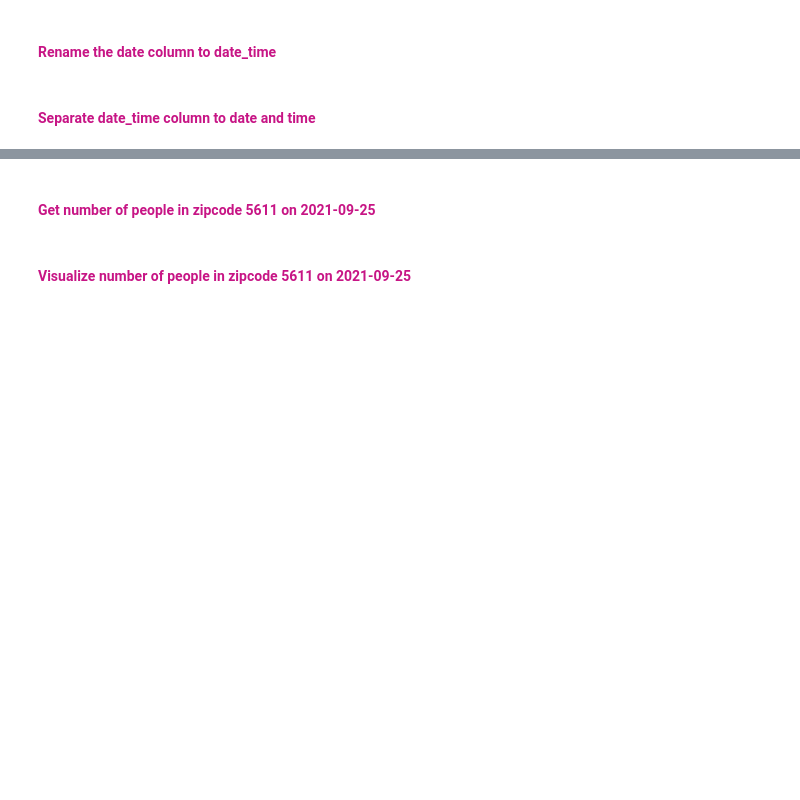
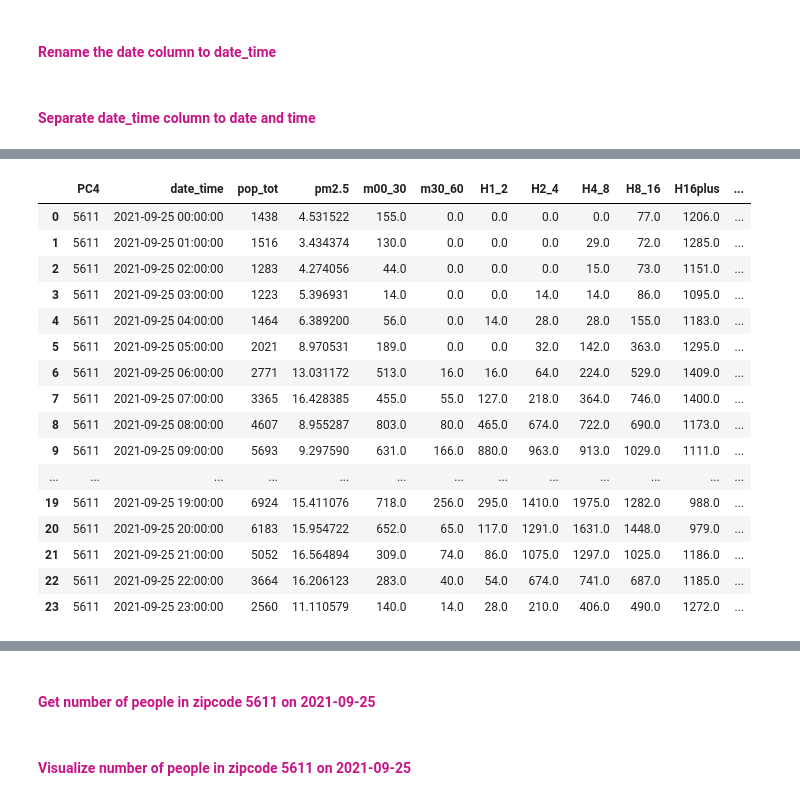
Before and after one commit to rawan-a-d/Air-Quality-Prediction, a Jupyter notebook: notebook.ipynb, the cells around one changed output, grey strips where cells are left out. Cells and saved outputs as stored; diff of their text form; code cells hidden in the pictures; blank space fills up the shorter version.

```diff
--- a/notebook.ipynb
+++ b/notebook.ipynb
@@ -245,0 +244,20 @@ df_zichtop_air_pollution.sample(5)
+# %%
+df_zichtop_air_pollution[(df_zichtop_air_pollution["PC4"] == 5611) & (df_zichtop_air_pollution.date == "2021-09-25")]
+# %% [output]
+|  | PC4 | date_time | pop_tot | pm2.5 | m00_30 | m30_60 | H1_2 | H2_4 | H4_8 | H8_16 | H16plus | ... |
+| 0 | 5611 | 2021-09-25 00:00:00 | 1438 | 4.531522 | 155.0 | 0.0 | 0.0 | 0.0 | 0.0 | 77.0 | 1206.0 | ... |
+| 1 | 5611 | 2021-09-25 01:00:00 | 1516 | 3.434374 | 130.0 | 0.0 | 0.0 | 0.0 | 29.0 | 72.0 | 1285.0 | ... |
+| 2 | 5611 | 2021-09-25 02:00:00 | 1283 | 4.274056 | 44.0 | 0.0 | 0.0 | 0.0 | 15.0 | 73.0 | 1151.0 | ... |
+| 3 | 5611 | 2021-09-25 03:00:00 | 1223 | 5.396931 | 14.0 | 0.0 | 0.0 | 14.0 | 14.0 | 86.0 | 1095.0 | ... |
+| 4 | 5611 | 2021-09-25 04:00:00 | 1464 | 6.389200 | 56.0 | 0.0 | 14.0 | 28.0 | 28.0 | 155.0 | 1183.0 | ... |
+| 5 | 5611 | 2021-09-25 05:00:00 | 2021 | 8.970531 | 189.0 | 0.0 | 0.0 | 32.0 | 142.0 | 363.0 | 1295.0 | ... |
+| 6 | 5611 | 2021-09-25 06:00:00 | 2771 | 13.031172 | 513.0 | 16.0 | 16.0 | 64.0 | 224.0 | 529.0 | 1409.0 | ... |
+| 7 | 5611 | 2021-09-25 07:00:00 | 3365 | 16.428385 | 455.0 | 55.0 | 127.0 | 218.0 | 364.0 | 746.0 | 1400.0 | ... |
+| 8 | 5611 | 2021-09-25 08:00:00 | 4607 | 8.955287 | 803.0 | 80.0 | 465.0 | 674.0 | 722.0 | 690.0 | 1173.0 | ... |
+| 9 | 5611 | 2021-09-25 09:00:00 | 5693 | 9.297590 | 631.0 | 166.0 | 880.0 | 963.0 | 913.0 | 1029.0 | 1111.0 | ... |
+| ... | ... | ... | ... | ... | ... | ... | ... | ... | ... | ... | ... | ... |
+| 19 | 5611 | 2021-09-25 19:00:00 | 6924 | 15.411076 | 718.0 | 256.0 | 295.0 | 1410.0 | 1975.0 | 1282.0 | 988.0 | ... |
+| 20 | 5611 | 2021-09-25 20:00:00 | 6183 | 15.954722 | 652.0 | 65.0 | 117.0 | 1291.0 | 1631.0 | 1448.0 | 979.0 | ... |
+| 21 | 5611 | 2021-09-25 21:00:00 | 5052 | 16.564894 | 309.0 | 74.0 | 86.0 | 1075.0 | 1297.0 | 1025.0 | 1186.0 | ... |
+| 22 | 5611 | 2021-09-25 22:00:00 | 3664 | 16.206123 | 283.0 | 40.0 | 54.0 | 674.0 | 741.0 | 687.0 | 1185.0 | ... |
+| 23 | 5611 | 2021-09-25 23:00:00 | 2560 | 11.110579 | 140.0 | 14.0 | 28.0 | 210.0 | 406.0 | 490.0 | 1272.0 | ... |
```
Also changed, not shown: parts of 8 cells of this notebook.
